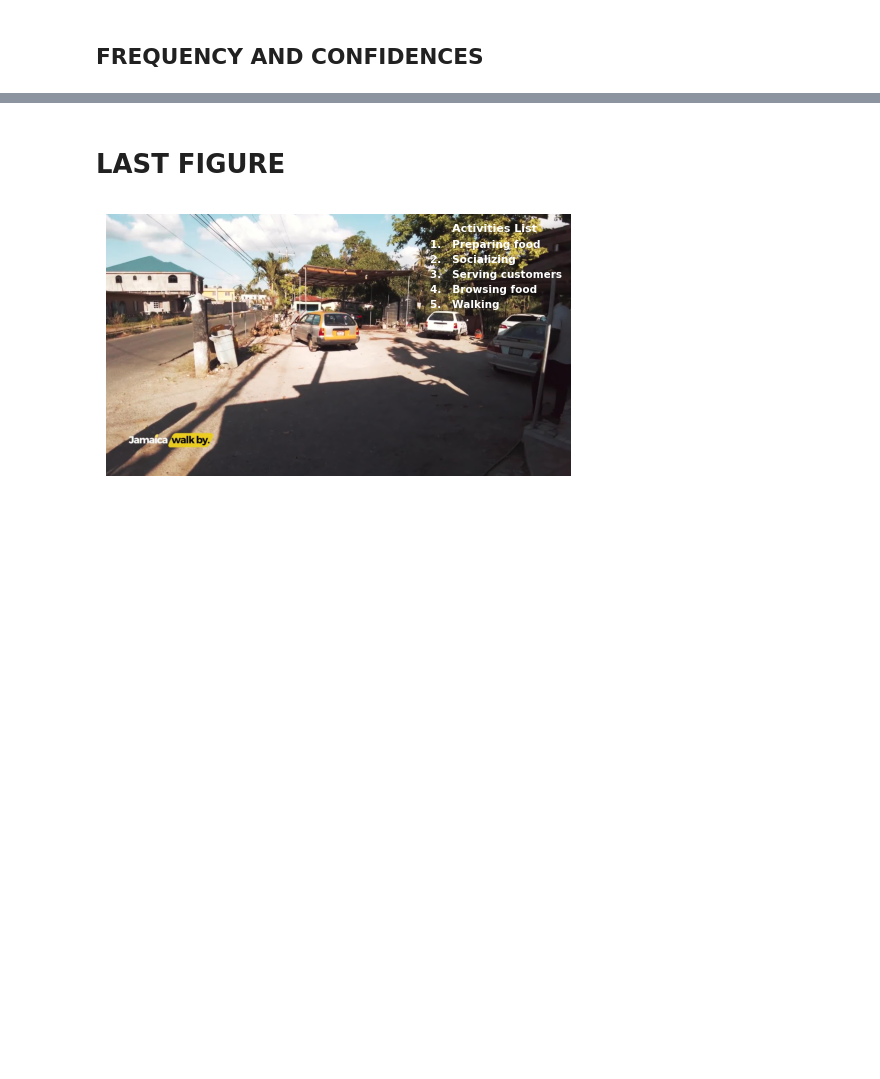
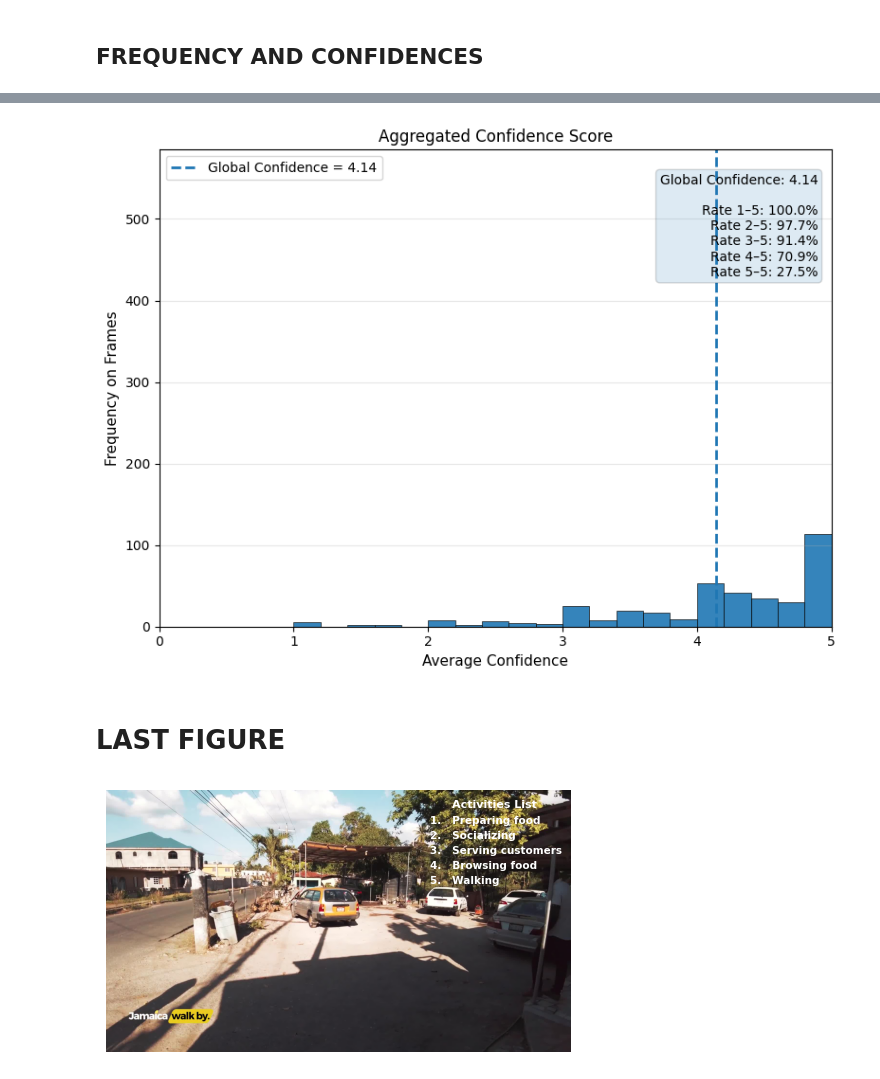
Before and after one commit to Artcs1/web_annotation_tool, a Jupyter notebook: notebooks/merge_annotations.ipynb, the cells around one changed output, grey strips where cells are left out. Drawn from its saved outputs; the diff is of its cells as text; code cells hidden in the pictures; blank space fills up the shorter version.

```diff
--- a/notebooks/merge_annotations.ipynb
+++ b/notebooks/merge_annotations.ipynb
@@ -1011,3 +356,70 @@ plt.show()
+# %%
+import matplotlib.pyplot as plt
+import numpy as np
+
+data = np.array(avg_score)
+total = len(data)
+
+# ---- Global confidence score (mean) ----
+global_confidence = np.mean(data)
+
+# ---- Cumulative rates ----
+rates = {
+    "1–5": np.sum((data >= 1) & (data <= 5)) / total,
+    "2–5": np.sum((data >= 2) & (data <= 5)) / total,
+    "3–5": np.sum((data >= 3) & (data <= 5)) / total,
+    "4–5": np.sum((data >= 4) & (data <= 5)) / total,
+    "5–5": np.sum(data == 5) / total,
+}
+
+# ---- Plot ----
+plt.figure(figsize=(8, 6))
+
+plt.hist(
+    data,
+    bins=20,
+    edgecolor='black',
+    linewidth=0.5,
+    alpha=0.9
+)
+
+# Global confidence vertical line
+plt.axvline(
+    global_confidence,
+    linestyle='--',
+    linewidth=2,
+    label=f'Global Confidence = {global_confidence:.2f}'
+)
+
+plt.xlabel('Average Confidence', fontsize=11)
+plt.ylabel('Frequency on Frames', fontsize=11)
+plt.title('Aggregated Confidence Score', fontsize=12)
+
+plt.xlim(0, 5)
+plt.ylim(0, 585)
+plt.grid(True, alpha=0.3, axis='y')
+
+# ---- Annotation text ----
+text = (
+    f"Global Confidence: {global_confidence:.2f}\n\n" +
+    "\n".join([f"Rate {k}: {v*100:.1f}%" for k, v in rates.items()])
+)
+
+plt.text(
+    0.98, 0.95, text,
+    transform=plt.gca().transAxes,
+    fontsize=10,
+    verticalalignment='top',
+    horizontalalignment='right',
+    bbox=dict(boxstyle='round', alpha=0.15)
+)
+
+plt.legend()
+plt.tight_layout()
+plt.savefig('../results/fig_annotations/Aggregated_Confidence_Score.pdf', format='pdf', bbox_inches='tight')
+plt.show()
+# %% [output]
+[figure, added]
 # %% [markdown]
 # LAST FIGURE
 # %%
```
Also changed, not shown: parts of 8 cells of this notebook, 7 other files.
